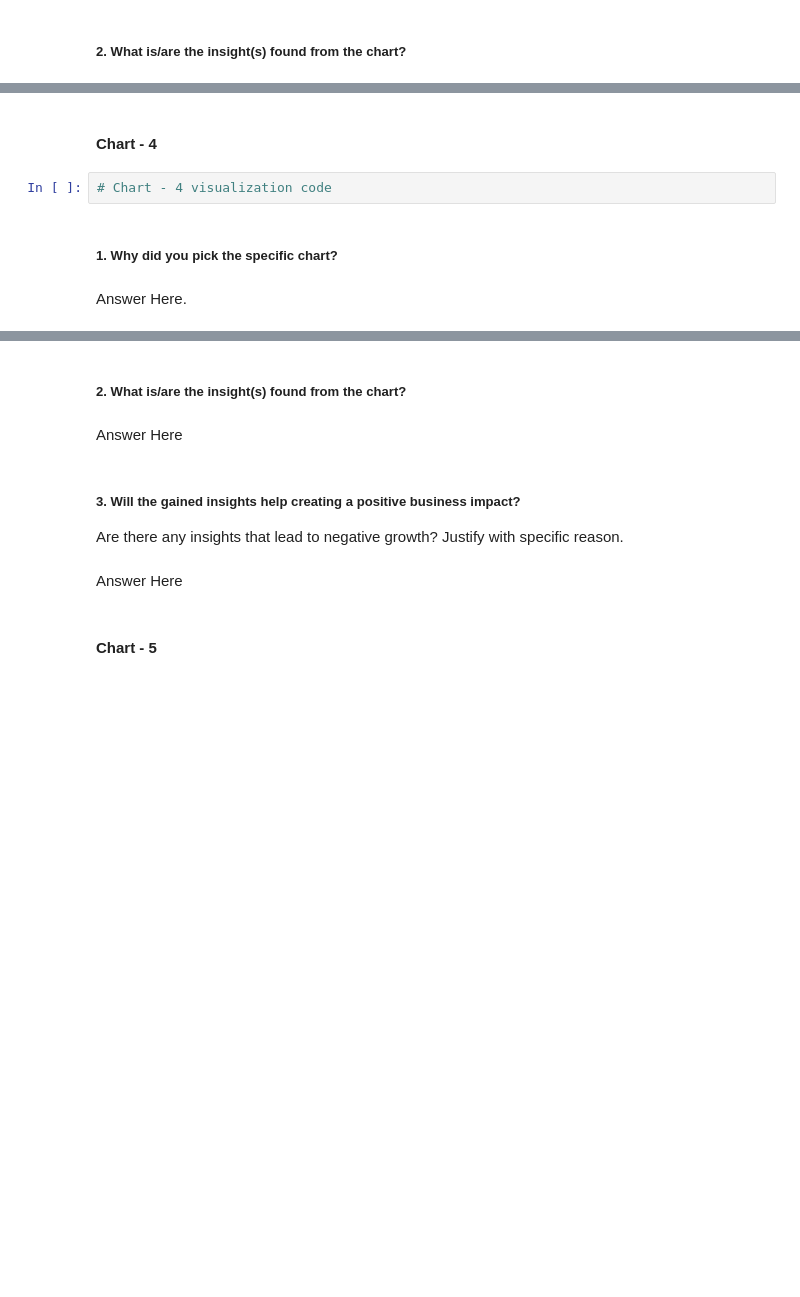
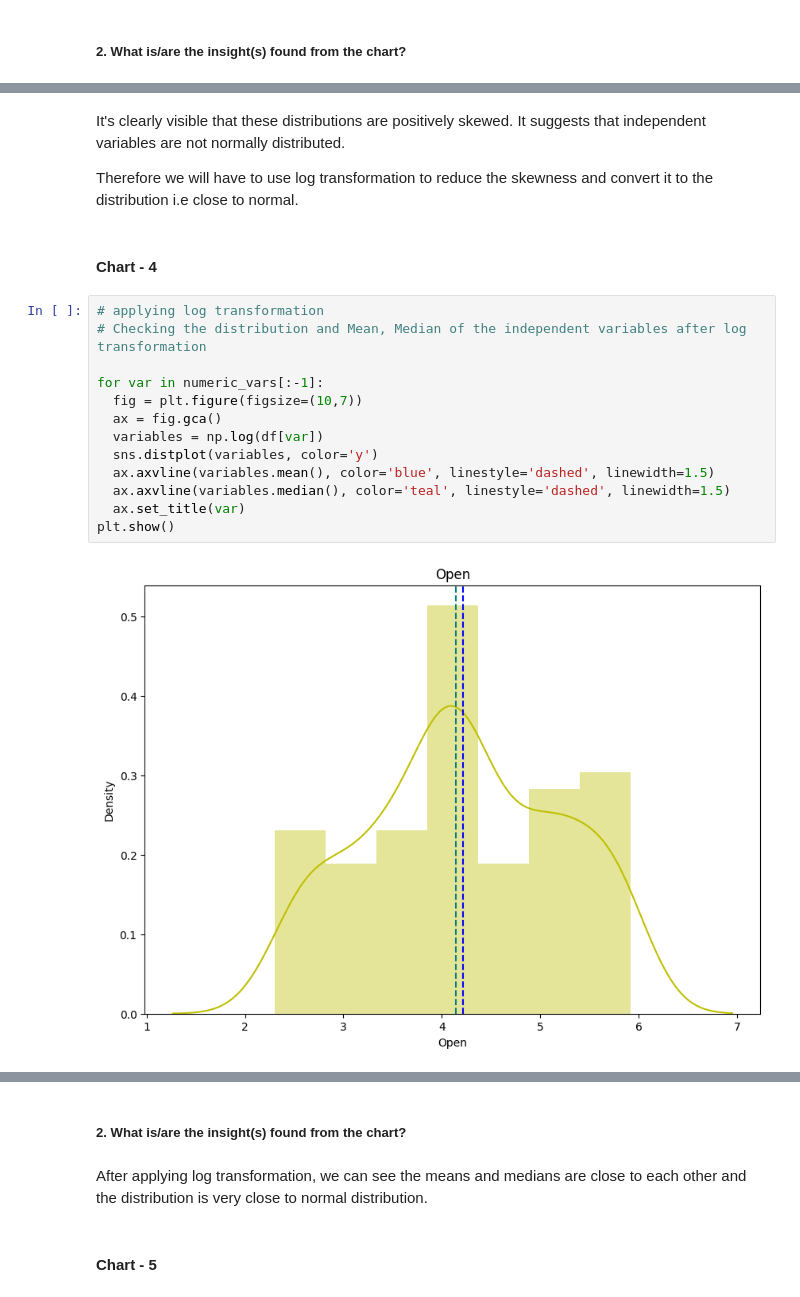
Before and after one commit to Devyani273/Regression---Yes-Bank-Stock-Closing-Price-Prediction, a Jupyter notebook: Yes_Bank_Stock_Closing_Price_Prediction.ipynb, the cells around one changed output, grey strips where cells are left out. Cells and saved outputs as stored; diff of their text form; blank space fills up the shorter version.

```diff
--- a/Yes_Bank_Stock_Closing_Price_Prediction.ipynb
+++ b/Yes_Bank_Stock_Closing_Price_Prediction.ipynb
@@ -342,8 +359,21 @@ Answer Here
+# %% [markdown]
+It's clearly visible that these distributions are positively skewed. It suggests that independent variables are not normally distributed.
+
+Therefore we will have to use log transformation to reduce the skewness and convert it to the distribution i.e close to normal.
 # %% [markdown]
 #### Chart - 4
-# %%
-# Chart - 4 visualization code
-# %% [markdown]
-##### 1. Why did you pick the specific chart?
-# %% [markdown]
-Answer Here.
+# %%
+# applying log transformation
+# Checking the distribution and Mean, Median of the independent variables after log transformation
+
+for var in numeric_vars[:-1]:
+  fig = plt.figure(figsize=(10,7))
+  ax = fig.gca()
+  variables = np.log(df[var])
+  sns.distplot(variables, color='y')
+  ax.axvline(variables.mean(), color='blue', linestyle='dashed', linewidth=1.5)
+  ax.axvline(variables.median(), color='teal', linestyle='dashed', linewidth=1.5)
+  ax.set_title(var)
+plt.show()
+# %% [output]
+[figure, added]
@@ -350,11 +382,7 @@ Answer Here.
 # %% [markdown]
 ##### 2. What is/are the insight(s) found from the chart?
-# %% [markdown]
-Answer Here
-# %% [markdown]
-##### 3. Will the gained insights help creating a positive business impact?
-Are there any insights that lead to negative growth? Justify with specific reason.
-# %% [markdown]
-Answer Here
+# %% [markdown]
+
+After applying log transformation, we can see the means and medians are close to each other and the distribution is very close to normal distribution.
 # %% [markdown]
 #### Chart - 5
```
Also changed, not shown: parts of 329 cells of this notebook.
